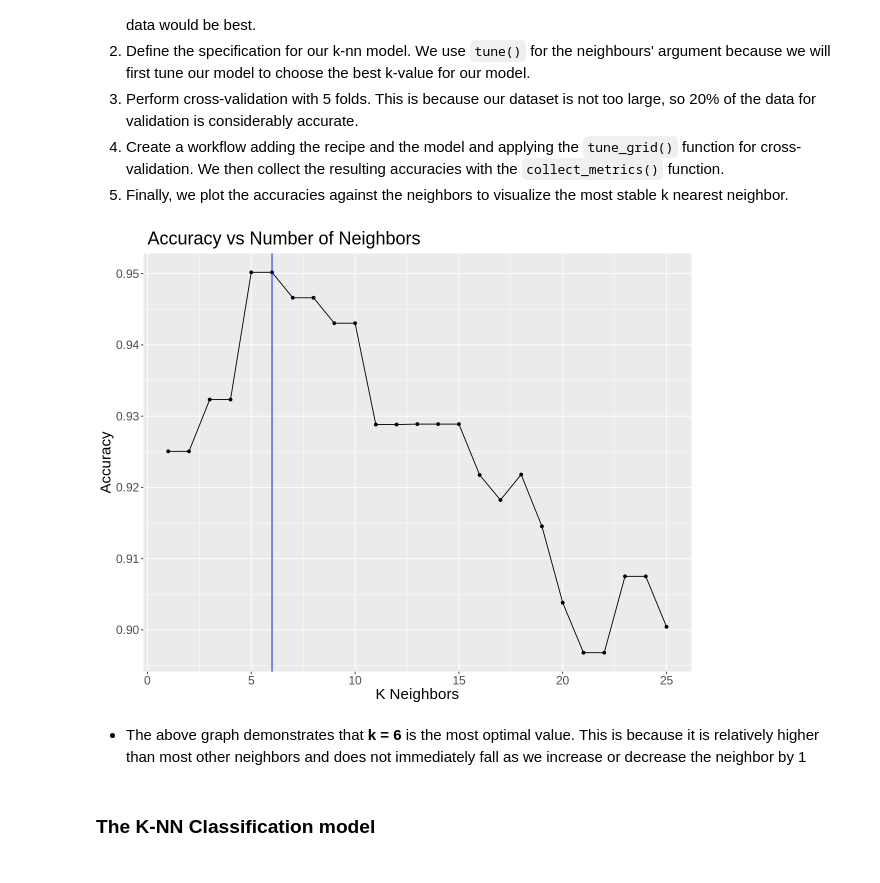
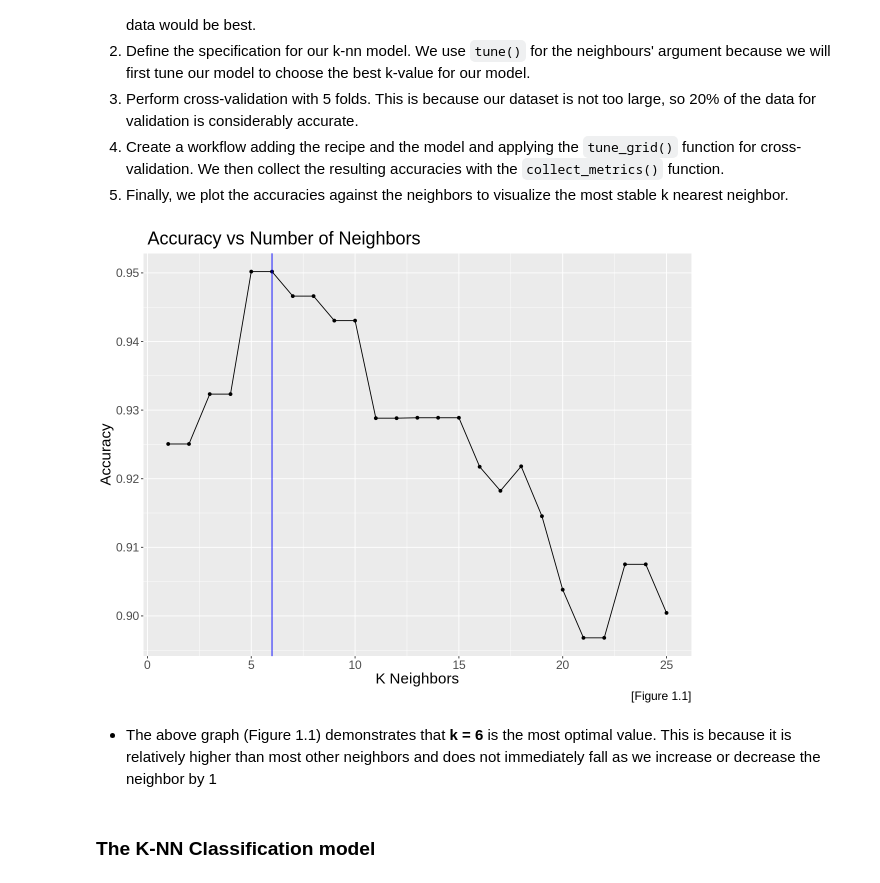
Before and after one commit to DarkEli/dscigroup91project, a Jupyter notebook: GROUP REPORT.ipynb, the cells around one changed output. Drawn from its saved outputs; the diff is of its cells as text; code cells hidden in the pictures.

```diff
--- a/GROUP REPORT.ipynb
+++ b/GROUP REPORT.ipynb
@@ -376,37 +404,37 @@ user_model <- nearest_neighbor(weight_func = "rectangular", neighbors = tune())
 #We use 5 folds for cross-validation as we beilieve that it would not require a lot of time
 user_vfold <- vfold_cv(user_knowledge_training, v = 5, strata = UNS)
 
 #We test 25 values of k
 klots <-  tibble(neighbors = seq(from = 1, to = 25, by = 1))
 
 #We put it all together in a workflow
 user_metrics <- workflow() |>
                 add_recipe(user_recipe) |> #adding the recipe
                 add_model(user_model) |> #adding the model
                 tune_grid(resamples = user_vfold, grid = klots) |> #using tune_grid as we use cross-validation
                 collect_metrics() #collecting the metrics of our cross validation
 
 #Using the metric fucntion to find the accuracy of our classifier
 user_accuracy <- user_metrics |>
                  filter(.metric == "accuracy") #Filtering the column by "accuracy"
 
 #Plotting the k values (number of neighbors) and the corresponding accuracy to get an optimized k value
 cross_val_plot <- ggplot(user_accuracy, aes(x = neighbors, y = mean)) +
                   geom_point() +
                   geom_line() +
                   geom_vline(xintercept = 6, colour = "blue")+
-                  labs(x = "K Neighbors", y = "Accuracy") +
+                  labs(x = "K Neighbors", y = "Accuracy", caption = "[Figure 1.1]") +
                   ggtitle(" Accuracy vs Number of Neighbors") +
                   theme(text = element_text(size = 18))
 
 cross_val_plot
 
 
 # This visualization suggests that K=6 provides the highest and the most omptimal accuracy.
 # %% [output]
-[figure, old version]
+[figure, new version]
 # %% [markdown]
-* The above graph demonstrates that **k = 6** is the most optimal value. This is because it is relatively higher than most other neighbors and does not immediately fall as we increase or decrease the neighbor by 1
+* The above graph (Figure 1.1) demonstrates that **k = 6** is the most optimal value. This is because it is relatively higher than most other neighbors and does not immediately fall as we increase or decrease the neighbor by 1
 # %% [markdown]
 ###  The K-NN Classification model
 # %% [markdown]
```
Also changed, not shown: parts of 18 cells of this notebook.
